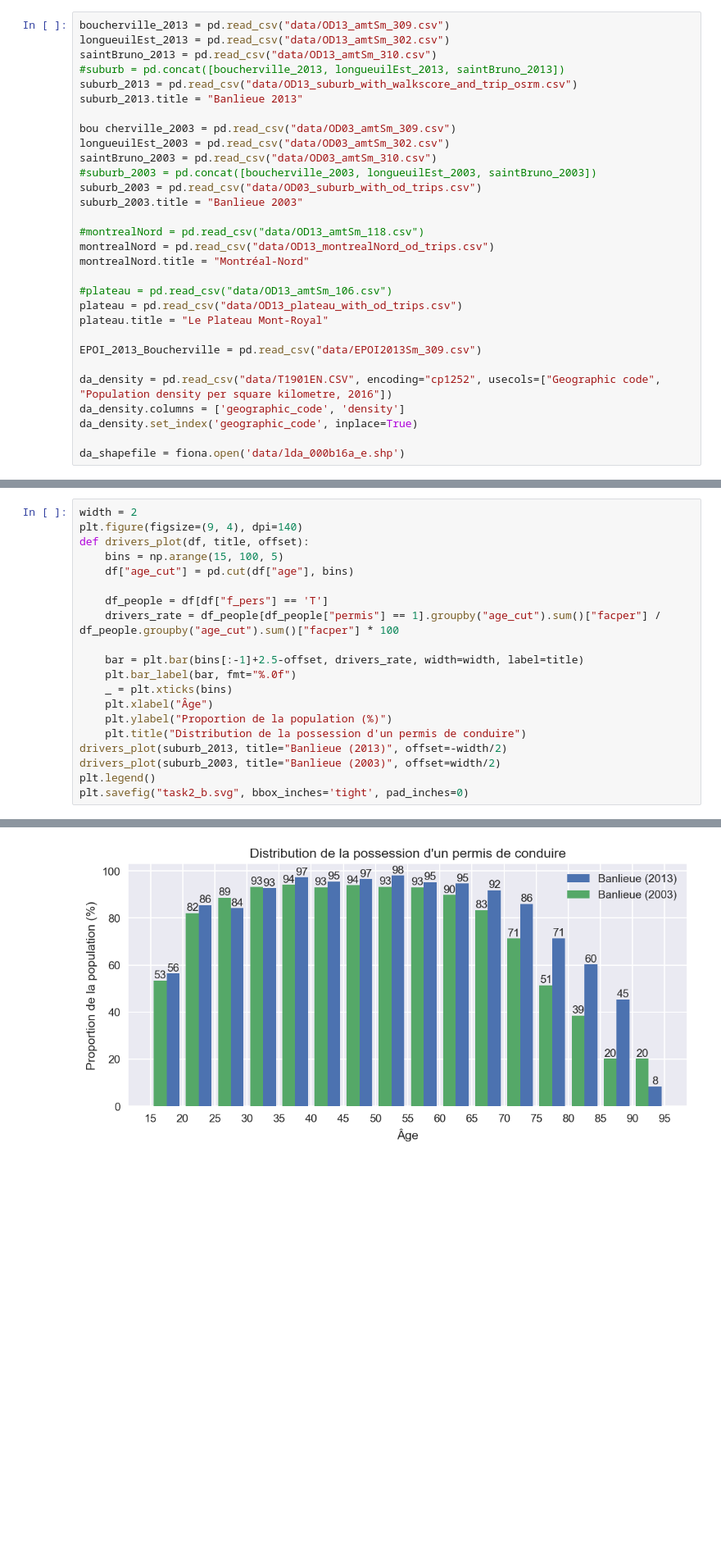
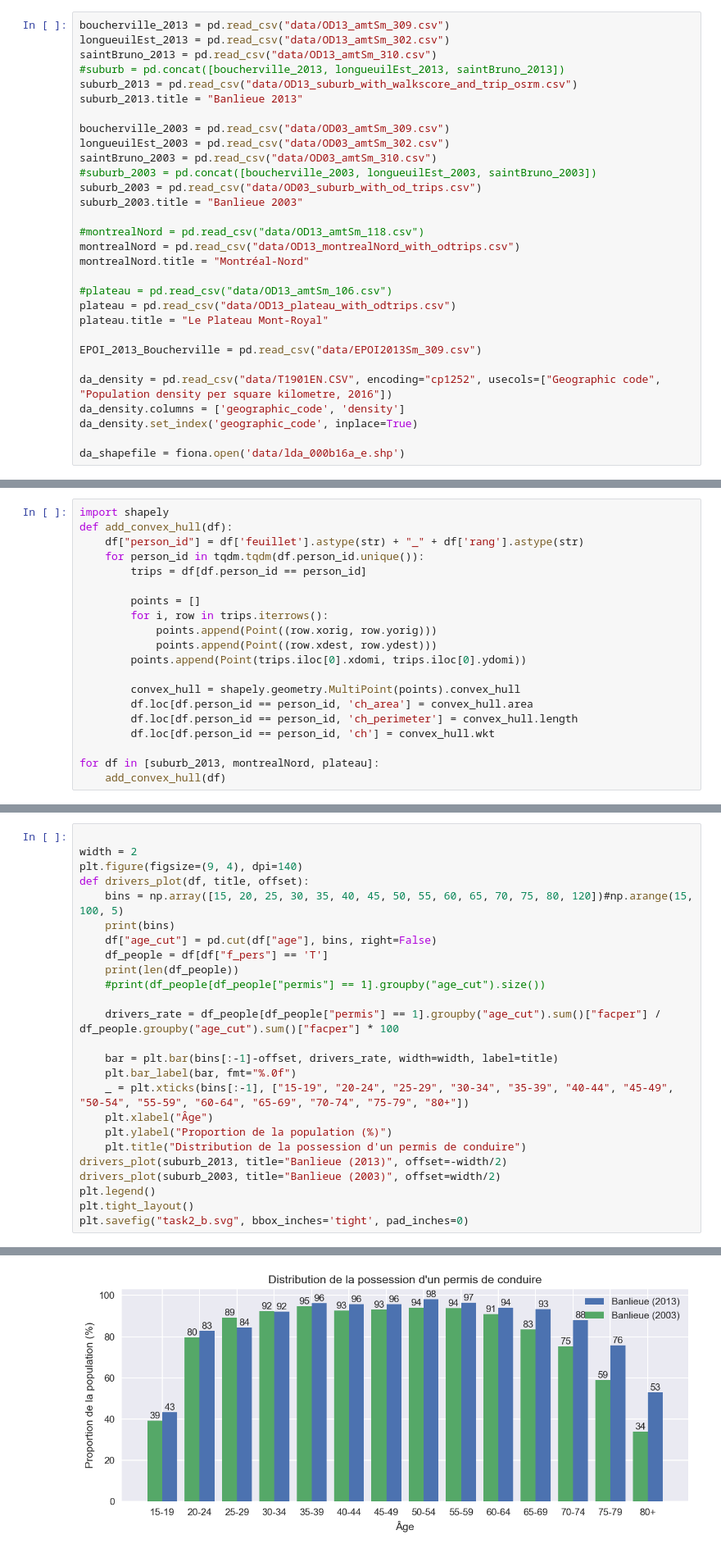
Before and after one commit to davidmurray/CIV6702-TP3, a Jupyter notebook: TP3.ipynb, the cells around one changed output, grey strips where cells are left out. Shown at 82% size. Cells and saved outputs as stored; diff of their text form; blank space fills up the shorter version.

```diff
--- a/TP3.ipynb
+++ b/TP3.ipynb
@@ -25,7 +25,7 @@ saintBruno_2013 = pd.read_csv("data/OD13_amtSm_310.csv")
 suburb_2013 = pd.read_csv("data/OD13_suburb_with_walkscore_and_trip_osrm.csv")
 suburb_2013.title = "Banlieue 2013"
 
-bou cherville_2003 = pd.read_csv("data/OD03_amtSm_309.csv")
+boucherville_2003 = pd.read_csv("data/OD03_amtSm_309.csv")
 longueuilEst_2003 = pd.read_csv("data/OD03_amtSm_302.csv")
 saintBruno_2003 = pd.read_csv("data/OD03_amtSm_310.csv")
 #suburb_2003 = pd.concat([boucherville_2003, longueuilEst_2003, saintBruno_2003])
@@ -33,11 +33,11 @@ suburb_2003 = pd.read_csv("data/OD03_suburb_with_od_trips.csv")
 suburb_2003.title = "Banlieue 2003"
 
 #montrealNord = pd.read_csv("data/OD13_amtSm_118.csv")
-montrealNord = pd.read_csv("data/OD13_montrealNord_od_trips.csv")
+montrealNord = pd.read_csv("data/OD13_montrealNord_with_odtrips.csv")
 montrealNord.title = "Montréal-Nord"
 
 #plateau = pd.read_csv("data/OD13_amtSm_106.csv")
-plateau = pd.read_csv("data/OD13_plateau_with_od_trips.csv")
+plateau = pd.read_csv("data/OD13_plateau_with_odtrips.csv")
 plateau.title = "Le Plateau Mont-Royal"
 
 EPOI_2013_Boucherville = pd.read_csv("data/EPOI2013Sm_309.csv")
@@ -365,0 +274,20 @@ geopd[(geopd.PRNAME == "Quebec / Québec") & (geopd.CCSNAME == "Montréal")]
+# %%
+import shapely
+def add_convex_hull(df):
+    df["person_id"] = df['feuillet'].astype(str) + "_" + df['rang'].astype(str)
+    for person_id in tqdm.tqdm(df.person_id.unique()):
+        trips = df[df.person_id == person_id]
+
+        points = []
+        for i, row in trips.iterrows():
+            points.append(Point((row.xorig, row.yorig)))
+            points.append(Point((row.xdest, row.ydest)))
+        points.append(Point(trips.iloc[0].xdomi, trips.iloc[0].ydomi))
+
+        convex_hull = shapely.geometry.MultiPoint(points).convex_hull
+        df.loc[df.person_id == person_id, 'ch_area'] = convex_hull.area
+        df.loc[df.person_id == person_id, 'ch_perimeter'] = convex_hull.length
+        df.loc[df.person_id == person_id, 'ch'] = convex_hull.wkt
+
+for df in [suburb_2013, montrealNord, plateau]:
+    add_convex_hull(df)
@@ -575,21 +579,26 @@ plt.savefig("task2_a.svg", bbox_inches='tight', pad_inches=0)
 # %%
+
 width = 2
 plt.figure(figsize=(9, 4), dpi=140)
 def drivers_plot(df, title, offset):
-    bins = np.arange(15, 100, 5)
-    df["age_cut"] = pd.cut(df["age"], bins)
+    bins = np.array([15, 20, 25, 30, 35, 40, 45, 50, 55, 60, 65, 70, 75, 80, 120])#np.arange(15, 100, 5)
+    print(bins)
+    df["age_cut"] = pd.cut(df["age"], bins, right=False)
+    df_people = df[df["f_pers"] == 'T']
+    print(len(df_people))
+    #print(df_people[df_people["permis"] == 1].groupby("age_cut").size())
 
-    df_people = df[df["f_pers"] == 'T']
     drivers_rate = df_people[df_people["permis"] == 1].groupby("age_cut").sum()["facper"] / df_people.groupby("age_cut").sum()["facper"] * 100
 
-    bar = plt.bar(bins[:-1]+2.5-offset, drivers_rate, width=width, label=title)
+    bar = plt.bar(bins[:-1]-offset, drivers_rate, width=width, label=title)
     plt.bar_label(bar, fmt="%.0f")
-    _ = plt.xticks(bins)
+    _ = plt.xticks(bins[:-1], ["15-19", "20-24", "25-29", "30-34", "35-39", "40-44", "45-49", "50-54", "55-59", "60-64", "65-69", "70-74", "75-79", "80+"])
     plt.xlabel("Âge")
     plt.ylabel("Proportion de la population (%)")
     plt.title("Distribution de la possession d'un permis de conduire")
 drivers_plot(suburb_2013, title="Banlieue (2013)", offset=-width/2)
 drivers_plot(suburb_2003, title="Banlieue (2003)", offset=width/2)
 plt.legend()
+plt.tight_layout()
 plt.savefig("task2_b.svg", bbox_inches='tight', pad_inches=0)
 # %% [output]
@@ -596,4 +609,4 @@ plt.savefig("task2_b.svg", bbox_inches='tight', pad_inches=0)
-[figure, old version]
+[figure, new version]
 # %%
 width = 0.4
 plt.figure(figsize=(8, 4), dpi=120)
```
Also changed, not shown: parts of 101 cells of this notebook.
